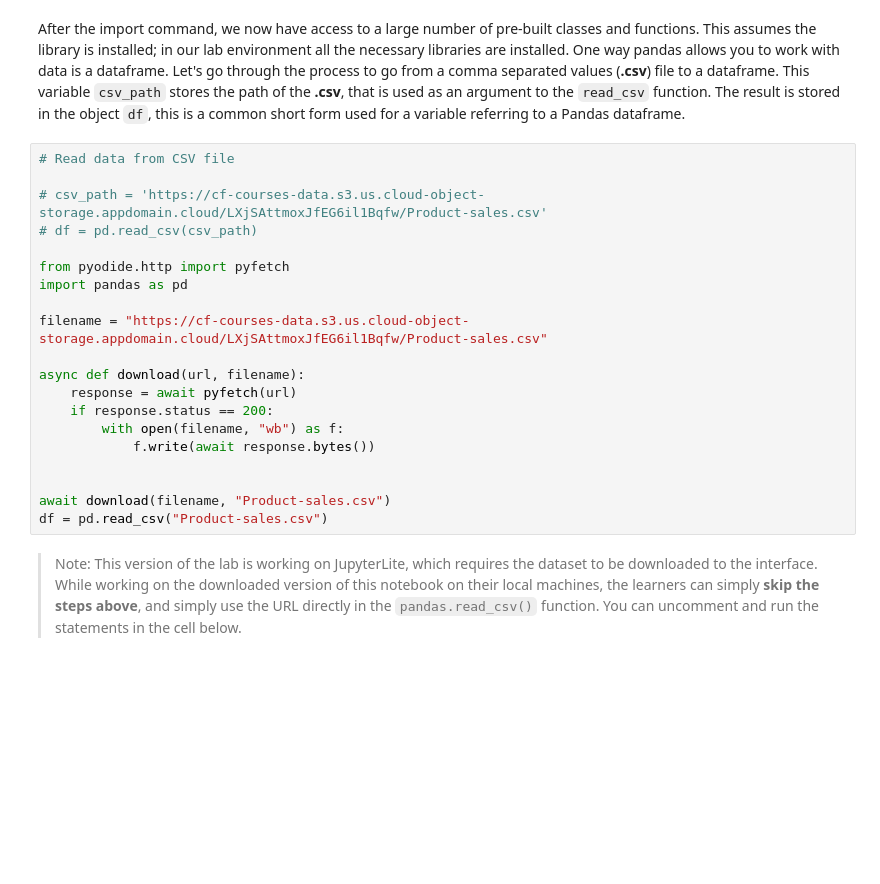
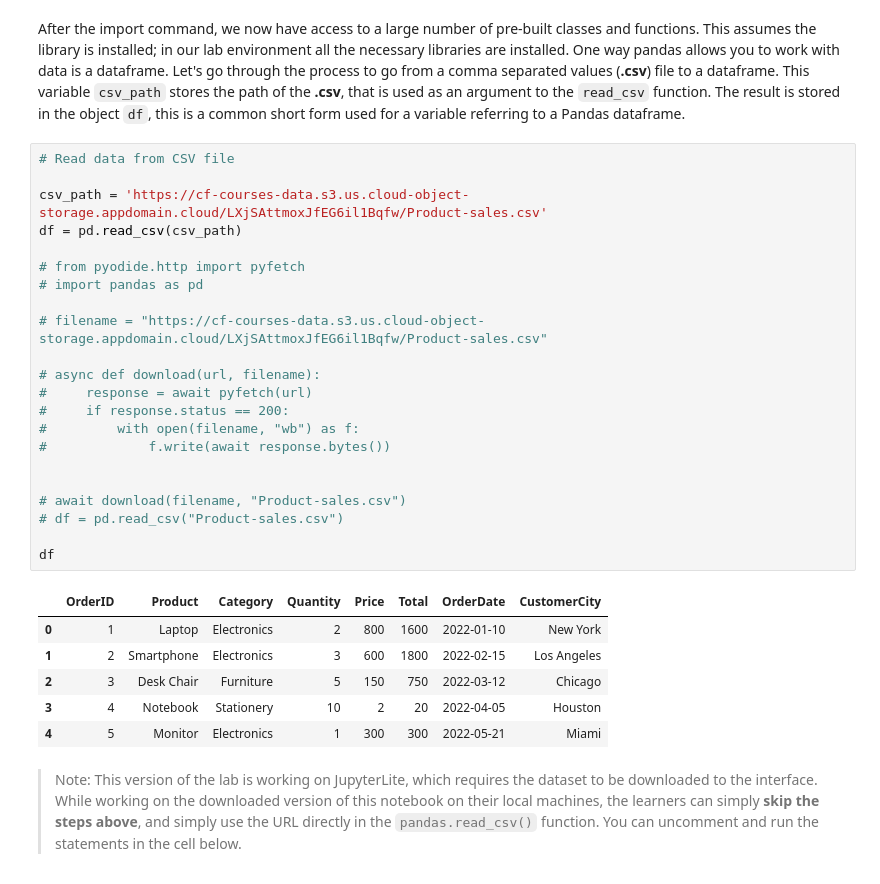
Before and after one commit to wetlandscapes/py4ds, a Jupyter notebook: notebooks/module_4/4-LoadData.ipynb, the cells around one changed output. Cells and saved outputs as stored; diff of their text form; blank space fills up the shorter version.

```diff
--- a/notebooks/module_4/4-LoadData.ipynb
+++ b/notebooks/module_4/4-LoadData.ipynb
@@ -130,23 +130,32 @@ After the import command, we now have access to a large number of pre-built clas
 # %%
 # Read data from CSV file
 
-# csv_path = 'https://cf-courses-data.s3.us.cloud-object-storage.appdomain.cloud/LXjSAttmoxJfEG6il1Bqfw/Product-sales.csv'
-# df = pd.read_csv(csv_path)
+csv_path = 'https://cf-courses-data.s3.us.cloud-object-storage.appdomain.cloud/LXjSAttmoxJfEG6il1Bqfw/Product-sales.csv'
+df = pd.read_csv(csv_path)
 
-from pyodide.http import pyfetch
-import pandas as pd
+# from pyodide.http import pyfetch
+# import pandas as pd
 
-filename = "https://cf-courses-data.s3.us.cloud-object-storage.appdomain.cloud/LXjSAttmoxJfEG6il1Bqfw/Product-sales.csv"
+# filename = "https://cf-courses-data.s3.us.cloud-object-storage.appdomain.cloud/LXjSAttmoxJfEG6il1Bqfw/Product-sales.csv"
 
-async def download(url, filename):
-    response = await pyfetch(url)
-    if response.status == 200:
-        with open(filename, "wb") as f:
-            f.write(await response.bytes())
+# async def download(url, filename):
+#     response = await pyfetch(url)
+#     if response.status == 200:
+#         with open(filename, "wb") as f:
+#             f.write(await response.bytes())
 
 
-await download(filename, "Product-sales.csv")
-df = pd.read_csv("Product-sales.csv")
+# await download(filename, "Product-sales.csv")
+# df = pd.read_csv("Product-sales.csv")
+
+df
+# %% [output]
+|  | OrderID | Product | Category | Quantity | Price | Total | OrderDate | CustomerCity |
+| 0 | 1 | Laptop | Electronics | 2 | 800 | 1600 | 2022-01-10 | New York |
+| 1 | 2 | Smartphone | Electronics | 3 | 600 | 1800 | 2022-02-15 | Los Angeles |
+| 2 | 3 | Desk Chair | Furniture | 5 | 150 | 750 | 2022-03-12 | Chicago |
+| 3 | 4 | Notebook | Stationery | 10 | 2 | 20 | 2022-04-05 | Houston |
+| 4 | 5 | Monitor | Electronics | 1 | 300 | 300 | 2022-05-21 | Miami |
 # %% [markdown]
 > Note: This version of the lab is working on JupyterLite, which requires the dataset to be downloaded to the interface. While working on the downloaded version of this notebook on their local machines, the learners can simply **skip the steps above**, and simply use the URL directly in the `pandas.read_csv()` function. You can uncomment and run the statements in the cell below.
 # %%
```
Also changed, not shown: parts of 7 cells of this notebook, 4 other files.
